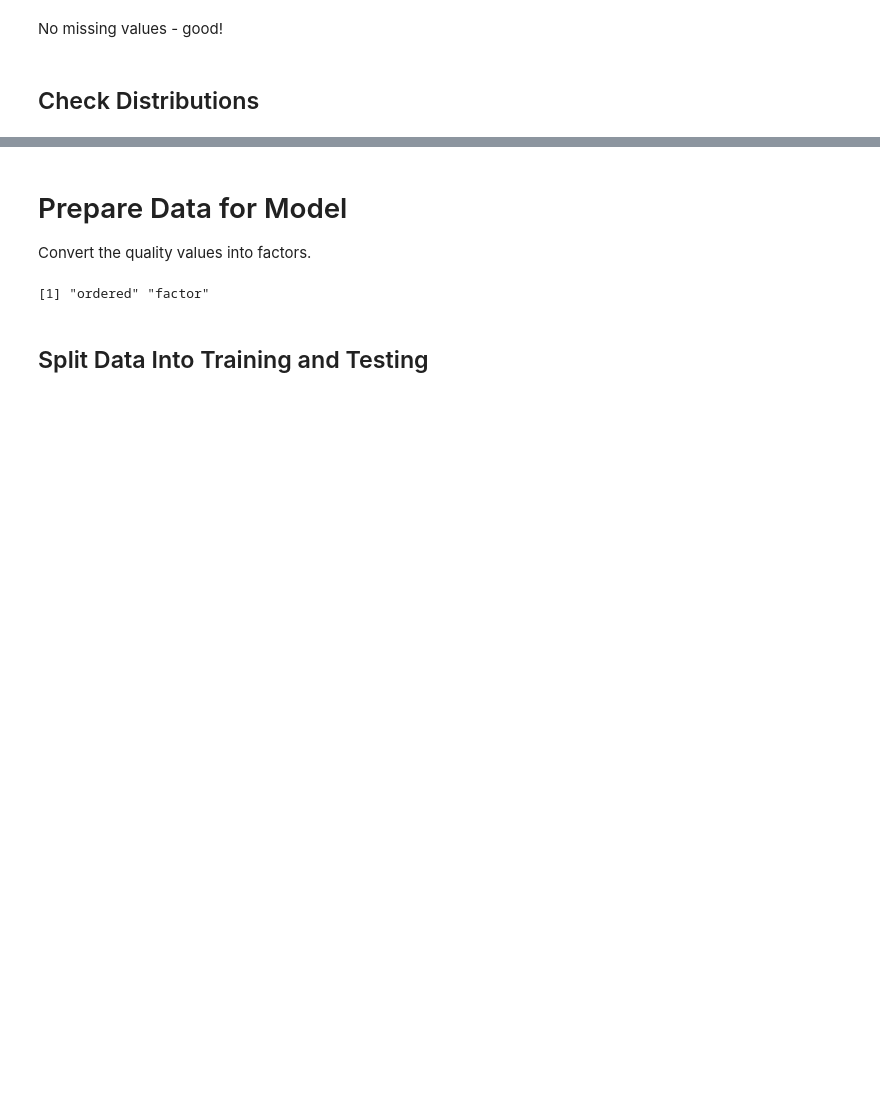
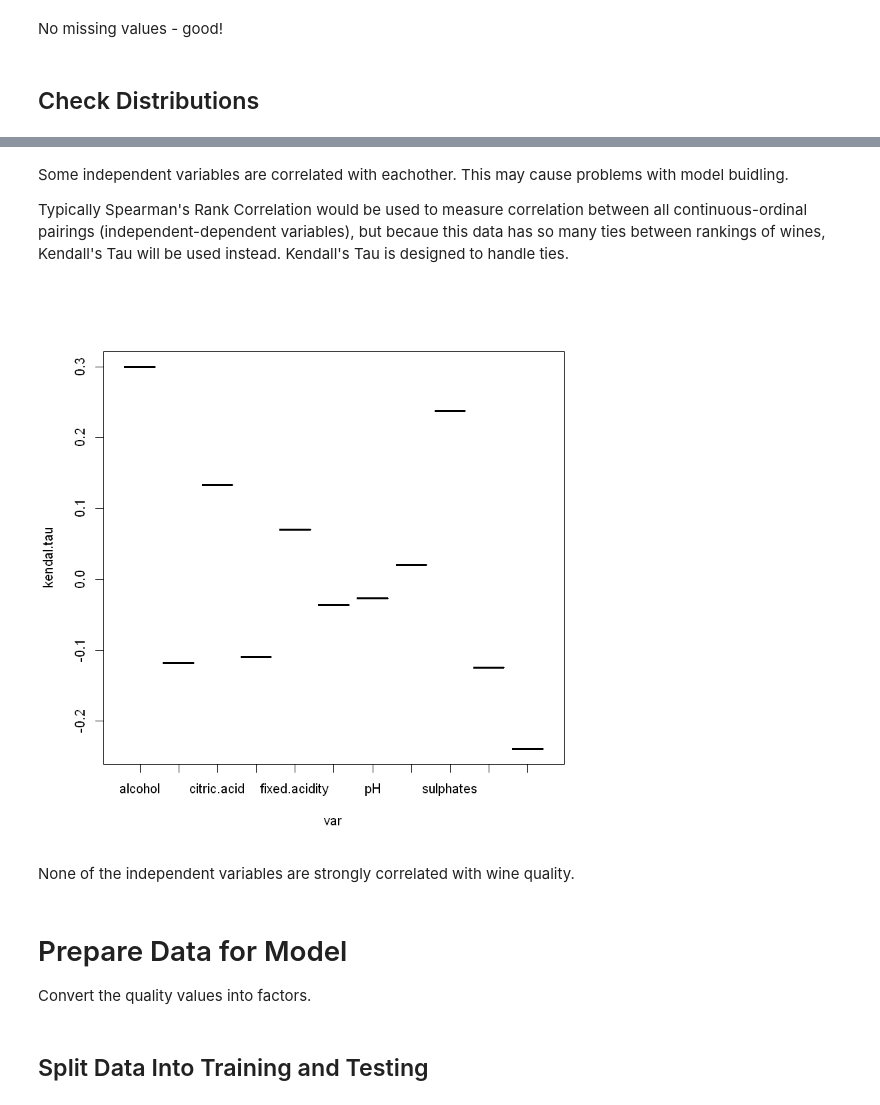
Before and after one commit to middlec000/water_potability, a Jupyter notebook: Code/Random-Forest_WIne-Quality.ipynb, the cells around one changed output, grey strips where cells are left out. Drawn from its saved outputs; the diff is of its cells as text; code cells hidden in the pictures; blank space fills up the shorter version.

```diff
--- a/Code/Random-Forest_WIne-Quality.ipynb
+++ b/Code/Random-Forest_WIne-Quality.ipynb
@@ -60,11 +104,29 @@ hist(wine$quality)
+# %% [markdown]
+Some independent variables are correlated with eachother. This may cause problems with model buidling.
+
+Typically Spearman's Rank Correlation would be used to measure correlation between all continuous-ordinal pairings (independent-dependent variables), but becaue this data has so many ties between rankings of wines, Kendall's Tau will be used instead. Kendall's Tau is designed to handle ties.
+# %%
+library(VGAM)
+
+var <- names(wine)[1:11]
+kendal.tau <- rep(NA, 11)
+
+for (i in 1:11) {
+    kendal.tau[i] <- kendall.tau(wine[, var[i]], as.numeric(wine$quality), exact = TRUE)
+}
+
+kendal.tau <- data.frame(var, kendal.tau)
+
+plot(kendal.tau)
+# %% [output]
+[figure, added]
+# %% [markdown]
+None of the independent variables are strongly correlated with wine quality.
 # %% [markdown]
 # Prepare Data for Model
 Convert the quality values into factors.
 # %%
 wine$quality <- as.ordered(wine$quality)
-class(wine$quality)
-# %% [output]
-[1] "ordered" "factor"
 # %% [markdown]
 ## Split Data Into Training and Testing
 # %%
```
Also changed, not shown: parts of 19 cells of this notebook, 1 other file.
